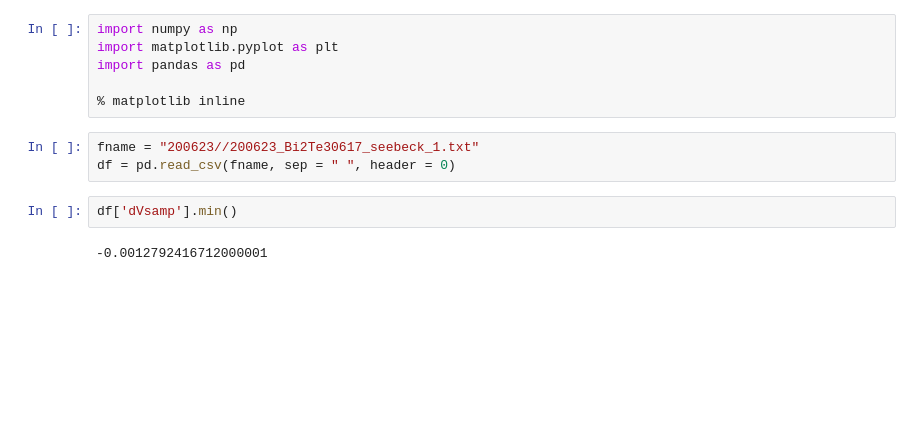
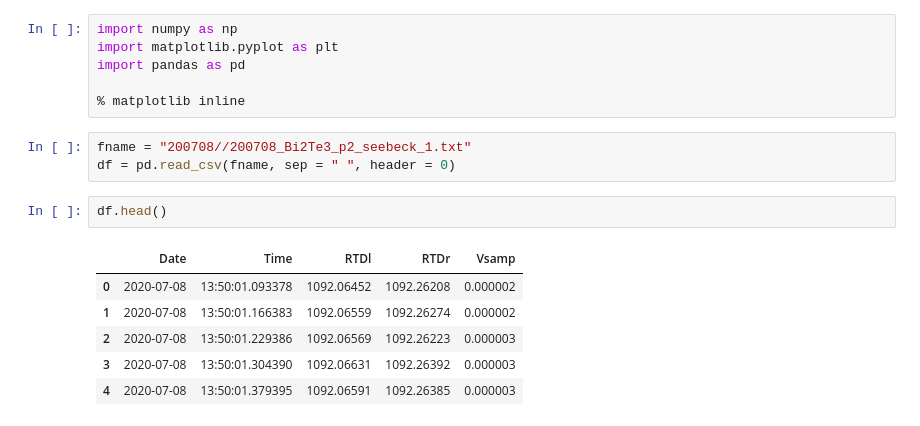
Before and after one commit to xyan36/GraysonGroup, a Jupyter notebook: suspended_wire/seebeck_test_analysis.ipynb, the cells around one changed output. Drawn from its saved outputs; the diff is of its cells as text; blank space fills up the shorter version.

```diff
--- a/suspended_wire/seebeck_test_analysis.ipynb
+++ b/suspended_wire/seebeck_test_analysis.ipynb
@@ -5,12 +5,17 @@ import pandas as pd
 
 % matplotlib inline
 # %%
-fname = "200623//200623_Bi2Te30617_seebeck_1.txt"
+fname = "200708//200708_Bi2Te3_p2_seebeck_1.txt"
 df = pd.read_csv(fname, sep = " ", header = 0)
-# %%
-df['dVsamp'].min()
-# %% [output]
--0.0012792416712000001
+# %%
+df.head()
+# %% [output]
+|  | Date | Time | RTDl | RTDr | Vsamp |
+| 0 | 2020-07-08 | 13:50:01.093378 | 1092.06452 | 1092.26208 | 0.000002 |
+| 1 | 2020-07-08 | 13:50:01.166383 | 1092.06559 | 1092.26274 | 0.000002 |
+| 2 | 2020-07-08 | 13:50:01.229386 | 1092.06569 | 1092.26223 | 0.000003 |
+| 3 | 2020-07-08 | 13:50:01.304390 | 1092.06631 | 1092.26392 | 0.000003 |
+| 4 | 2020-07-08 | 13:50:01.379395 | 1092.06591 | 1092.26385 | 0.000003 |
 # %%
 df['Tl'] = 9.91684E-6 * df['RTDl']**2 + 0.23605 * df['RTDl'] - 245.96823
 df['Tr'] = 9.91684E-6 * df['RTDr']**2 + 0.23605 * df['RTDr'] - 245.96823
```
Also changed, not shown: parts of 3 cells of this notebook, 3 other files.
